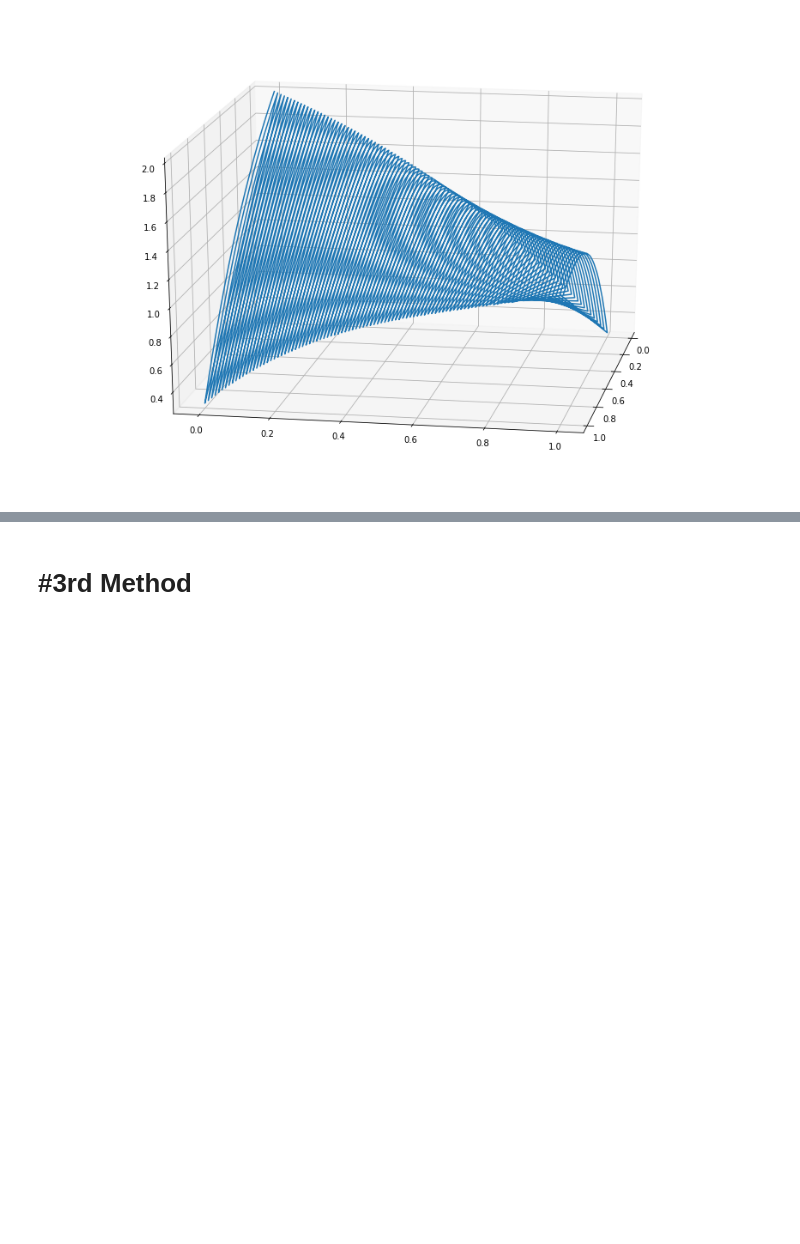
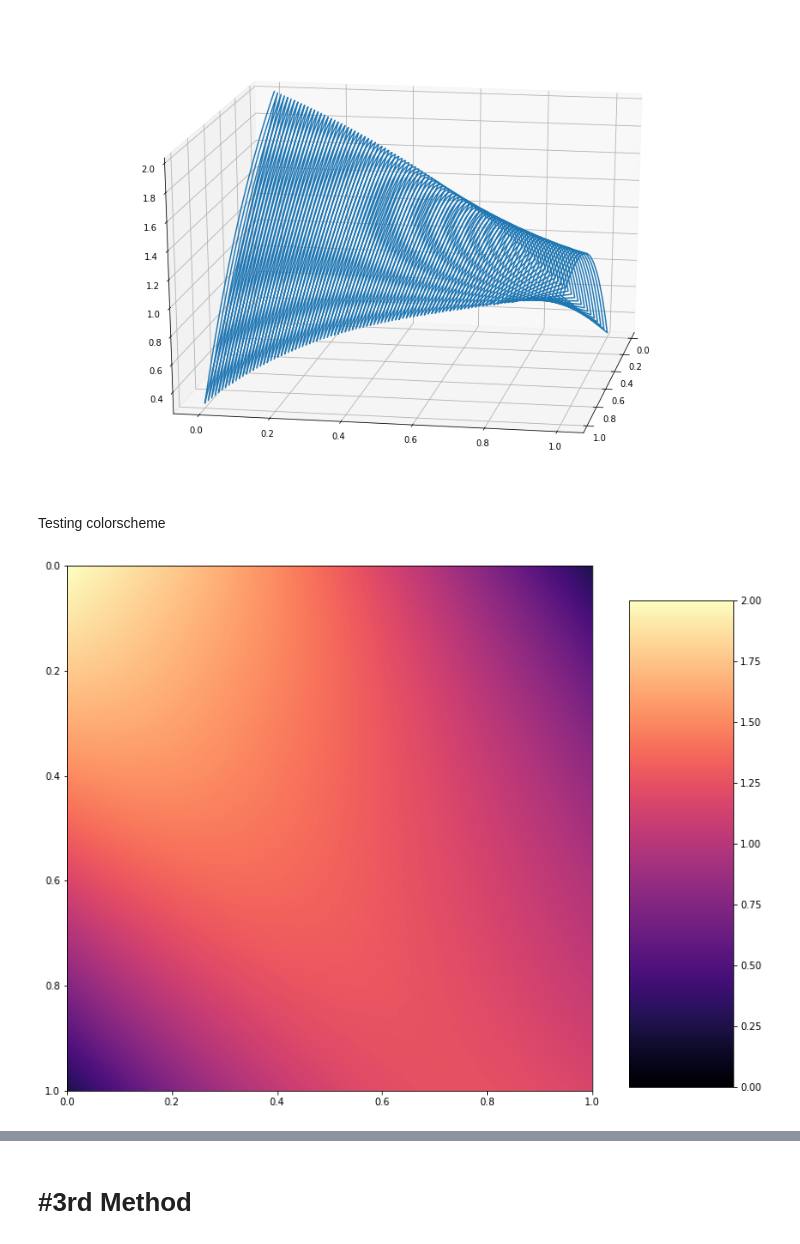
Before and after one commit to HIDDENDEN/Math_models, a Jupyter notebook: MyWork.ipynb, the cells around one changed output, grey strips where cells are left out. Drawn from its saved outputs; the diff is of its cells as text; code cells hidden in the pictures; blank space fills up the shorter version.

```diff
--- a/MyWork.ipynb
+++ b/MyWork.ipynb
@@ -285,3 +312,26 @@ plt.show()
 # # plt.show()
 # %% [output]
 [figure]
+# %% [markdown]
+Testing colorscheme
+# %%
+# print(matrix)
+# fig = plt.figure(figsize=(my_fig_size+5,my_fig_size))
+# ax = fig.add_subplot(111)
+# ax.set_title('colorMap')
+# p1 = plt.imshow(matrix,cmap='magma', aspect='equal',interpolation="lanczos", origin="upper",extent=(0,T,L,0))
+# fig.colorbar(p1, ax=axs[0])
+# fig.colorbar(p1, ax)
+
+# from mpl_toolkits.axes_grid1 import make_axes_locatable
+
+# fig, axs = plt.subplots(1, 2, figsize=(my_fig_size+5,my_fig_size), constrained_layout=True)
+# p1 = axs[0].imshow(matrix,cmap='magma', aspect='equal',vmin = 0,vmax = 2 , interpolation="lanczos", origin="upper",extent=(0,T,L,0))
+# fig.colorbar(p1, ax=axs[0])
+
+fig = plt.figure(figsize=(my_fig_size+5,my_fig_size))
+ax = plt.subplot(111)
+im = ax.imshow(matrix,cmap='magma', aspect='equal',vmin = 0,vmax = 2 , interpolation="lanczos", origin="upper",extent=(0,T,L,0))
+c = plt.colorbar(im, cax = fig.add_axes([0.8, 0.13, 0.1, 0.7]))
+# %% [output]
+[figure, added]
```
Also changed, not shown: parts of 19 cells of this notebook.
